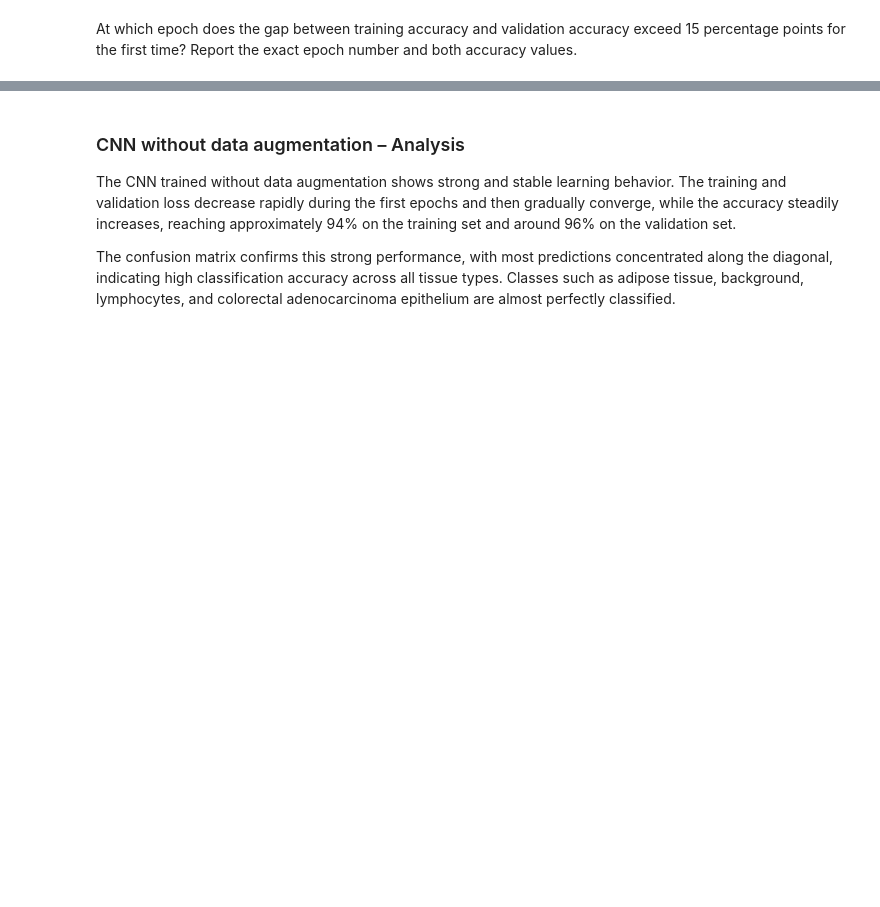
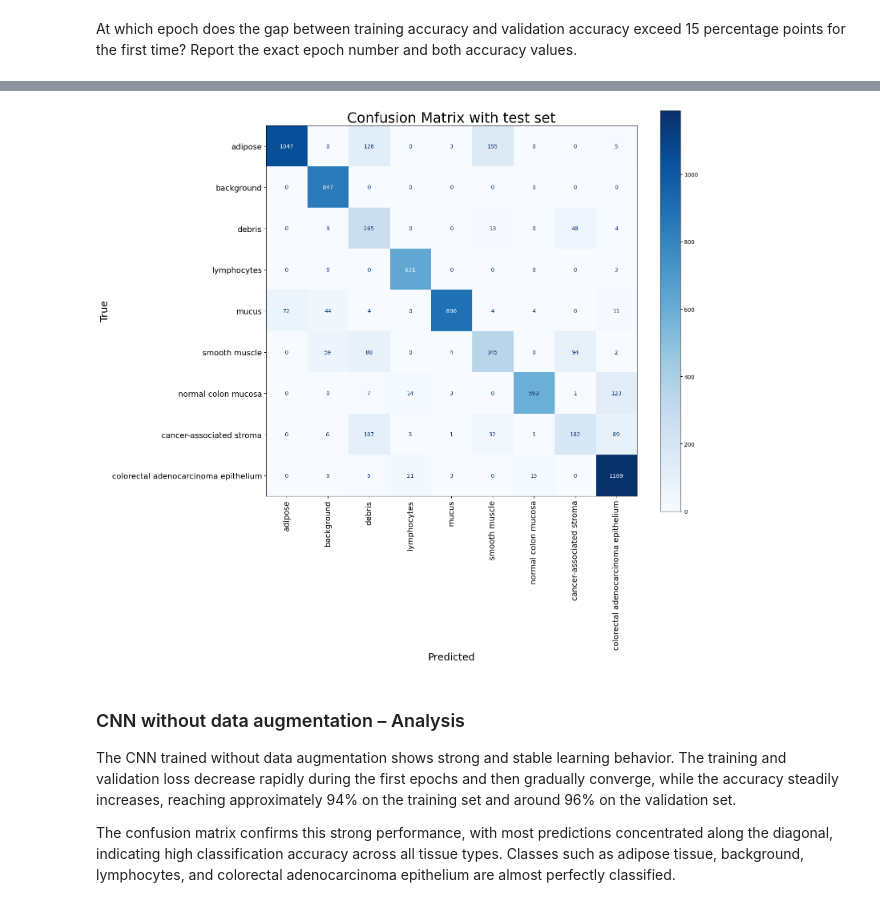
Before and after one commit to cmanell/Colorectal_cancer_DL_project, a Jupyter notebook: DL_project_colorectal_cancer.ipynb, the cells around one changed output, grey strips where cells are left out. Cells and saved outputs as stored; diff of their text form; code cells hidden in the pictures; blank space fills up the shorter version.

```diff
--- a/DL_project_colorectal_cancer.ipynb
+++ b/DL_project_colorectal_cancer.ipynb
@@ -663,3 +663,7 @@ print(weights)
+# %%
+mc = plot_confusion_matrix(cnn_noaug, test_loader, title="Confusion Matrix with test set", labels_names=labels_names)
+# %% [output]
+[figure, added]
 # %% [markdown]
 ### CNN without data augmentation – Analysis
 
```
Also changed, not shown: parts of 46 cells of this notebook.
